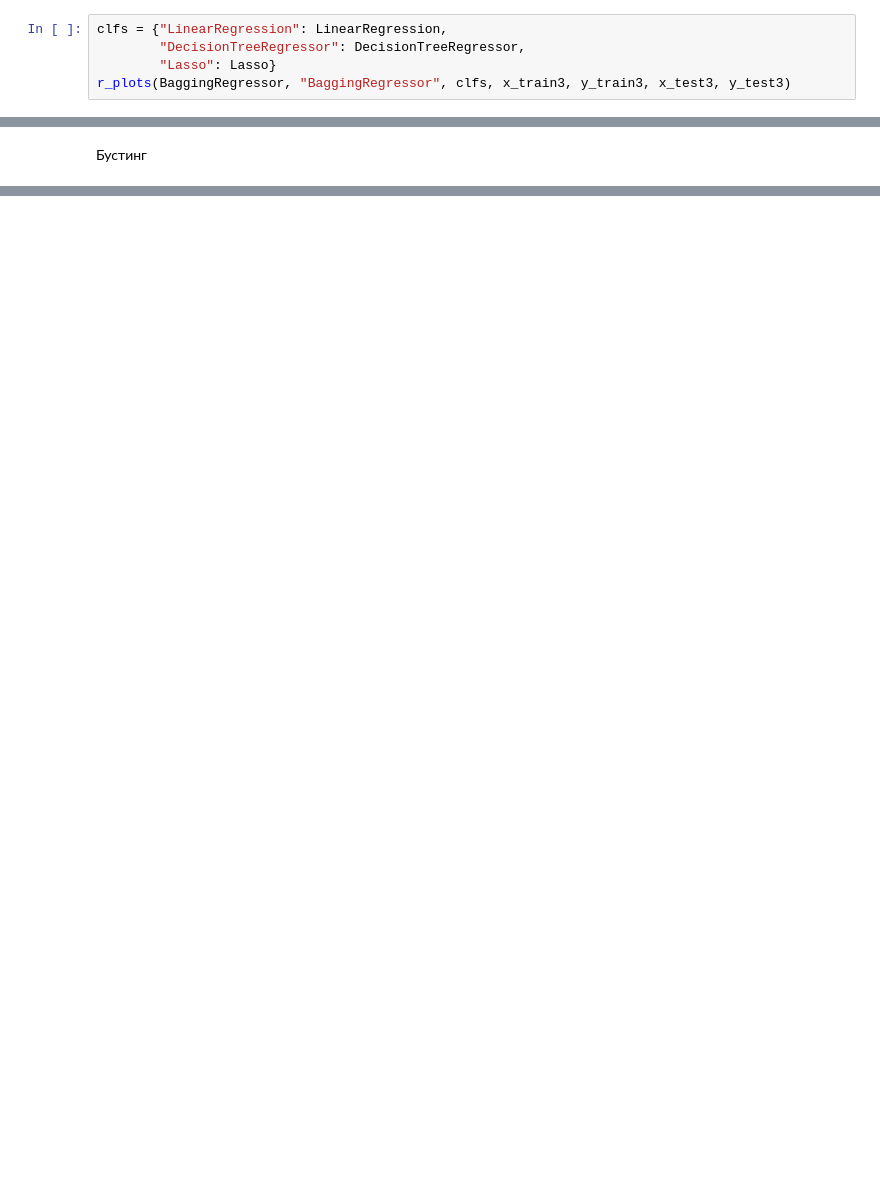
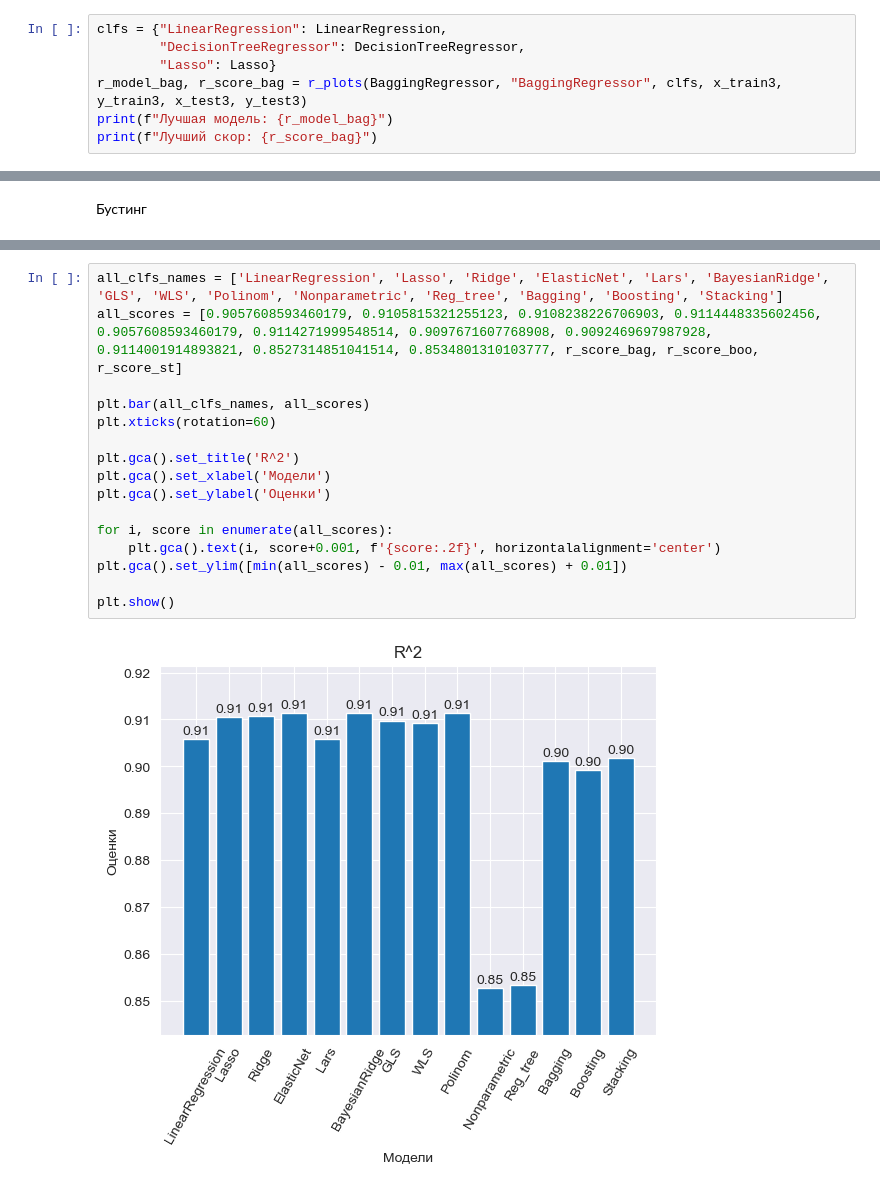
Before and after one commit to AdepteXiao/MAD_5, a Jupyter notebook: mad5.ipynb, the cells around one changed output, grey strips where cells are left out. Drawn from its saved outputs; the diff is of its cells as text; blank space fills up the shorter version.

```diff
--- a/mad5.ipynb
+++ b/mad5.ipynb
@@ -161,5 +194,7 @@ x_train3, x_test3, y_train3, y_test3 = train_test_split(x3, y3, test_size=0.3,
 clfs = {"LinearRegression": LinearRegression,
         "DecisionTreeRegressor": DecisionTreeRegressor,
         "Lasso": Lasso}
-r_plots(BaggingRegressor, "BaggingRegressor", clfs, x_train3, y_train3, x_test3, y_test3)
+r_model_bag, r_score_bag = r_plots(BaggingRegressor, "BaggingRegressor", clfs, x_train3, y_train3, x_test3, y_test3)
+print(f"Лучшая модель: {r_model_bag}")
+print(f"Лучший скор: {r_score_bag}")
 # %% [output]
@@ -174,0 +262,18 @@ r_plots(AdaBoostRegressor, "AdaBoostRegressor", clfs, x_train3, y_train3, x_test
+# %%
+all_clfs_names = ['LinearRegression', 'Lasso', 'Ridge', 'ElasticNet', 'Lars', 'BayesianRidge', 'GLS', 'WLS', 'Polinom', 'Nonparametric', 'Reg_tree', 'Bagging', 'Boosting', 'Stacking']
+all_scores = [0.9057608593460179, 0.9105815321255123, 0.9108238226706903, 0.9114448335602456, 0.9057608593460179, 0.9114271999548514, 0.9097671607768908, 0.9092469697987928, 0.9114001914893821, 0.8527314851041514, 0.8534801310103777, r_score_bag, r_score_boo, r_score_st]
+
+plt.bar(all_clfs_names, all_scores)
+plt.xticks(rotation=60)
+
+plt.gca().set_title('R^2')
+plt.gca().set_xlabel('Модели')
+plt.gca().set_ylabel('Оценки')
+
+for i, score in enumerate(all_scores):
+    plt.gca().text(i, score+0.001, f'{score:.2f}', horizontalalignment='center')
+plt.gca().set_ylim([min(all_scores) - 0.01, max(all_scores) + 0.01])
+
+plt.show()
+# %% [output]
+[figure, added]
```
Also changed, not shown: parts of 11 cells of this notebook.
